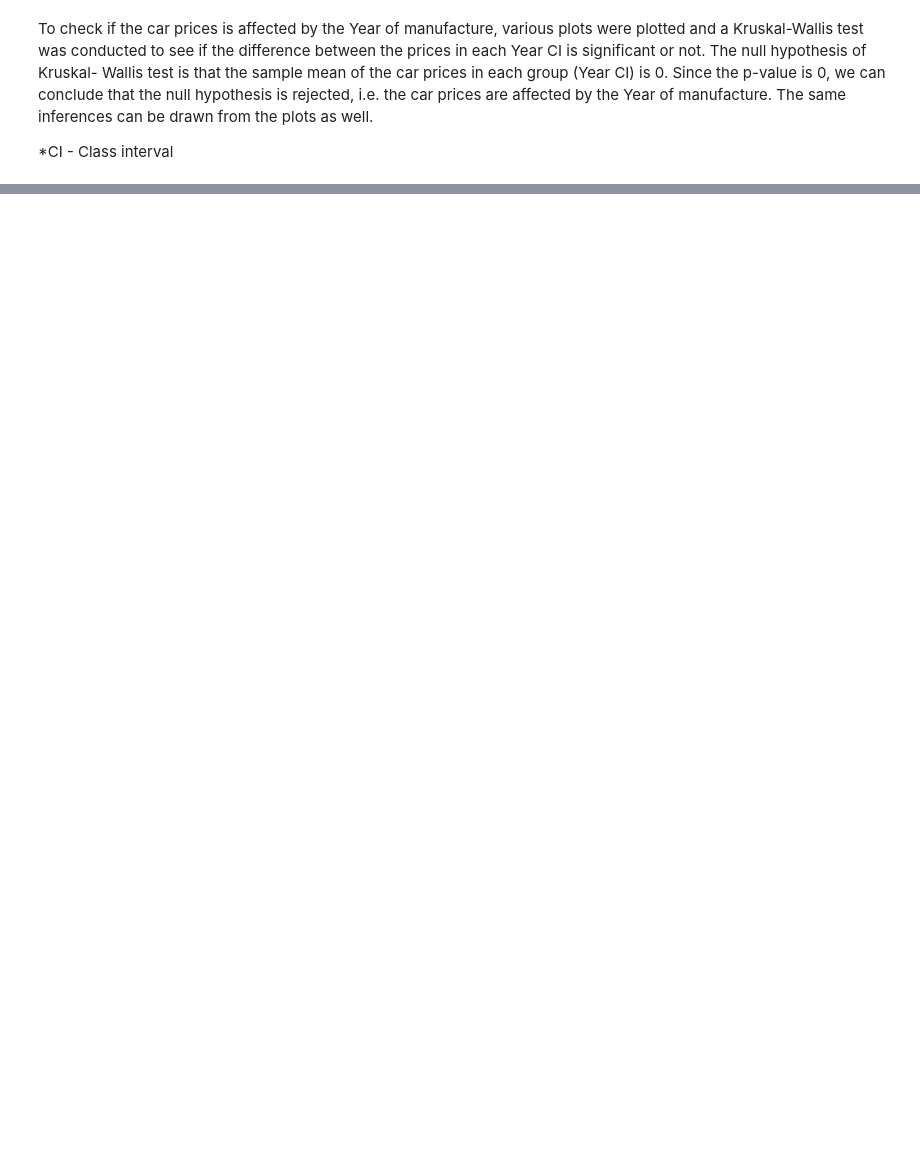
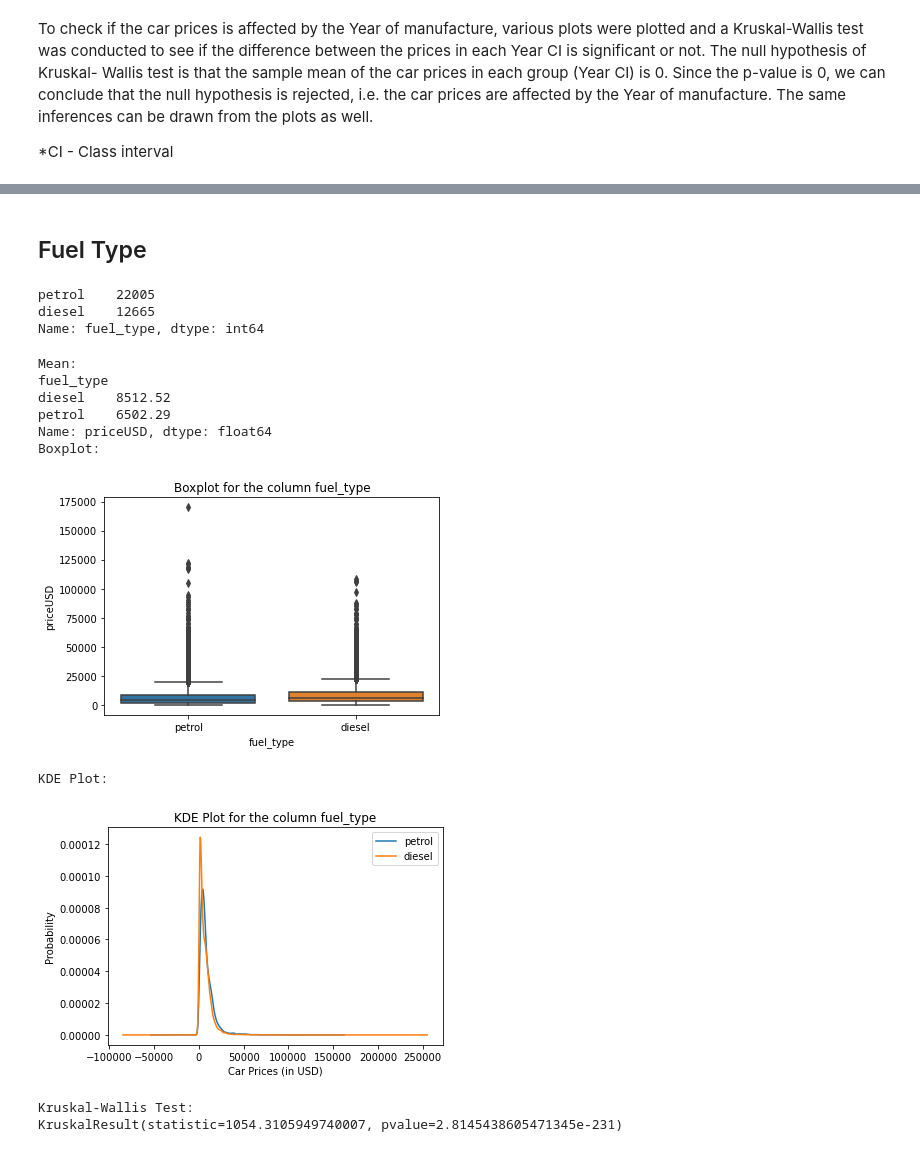
Before and after one commit to JyothiTom/Mechademy_Challenges, a Jupyter notebook: CarsPrices.ipynb, the cells around one changed output, grey strips where cells are left out. Cells and saved outputs as stored; diff of their text form; code cells hidden in the pictures; blank space fills up the shorter version.

```diff
--- a/CarsPrices.ipynb
+++ b/CarsPrices.ipynb
@@ -273,0 +323,22 @@ Since the p-value is 0, we can conclude that the null hypothesis is rejected, i.
+# %% [markdown]
+## Fuel Type
+# %%
+subdf.fuel_type.value_counts()
+# %% [output]
+petrol    22005
+diesel    12665
+Name: fuel_type, dtype: int64
+# %%
+cat_bivar(subdf, col='fuel_type')
+# %% [output]
+Mean:
+fuel_type
+diesel    8512.52
+petrol    6502.29
+Name: priceUSD, dtype: float64
+Boxplot:
+[figure, added]
+KDE Plot:
+[figure, added]
+Kruskal-Wallis Test:
+KruskalResult(statistic=1054.3105949740007, pvalue=2.8145438605471345e-231)
```
Also changed, not shown: parts of 30 cells of this notebook.
